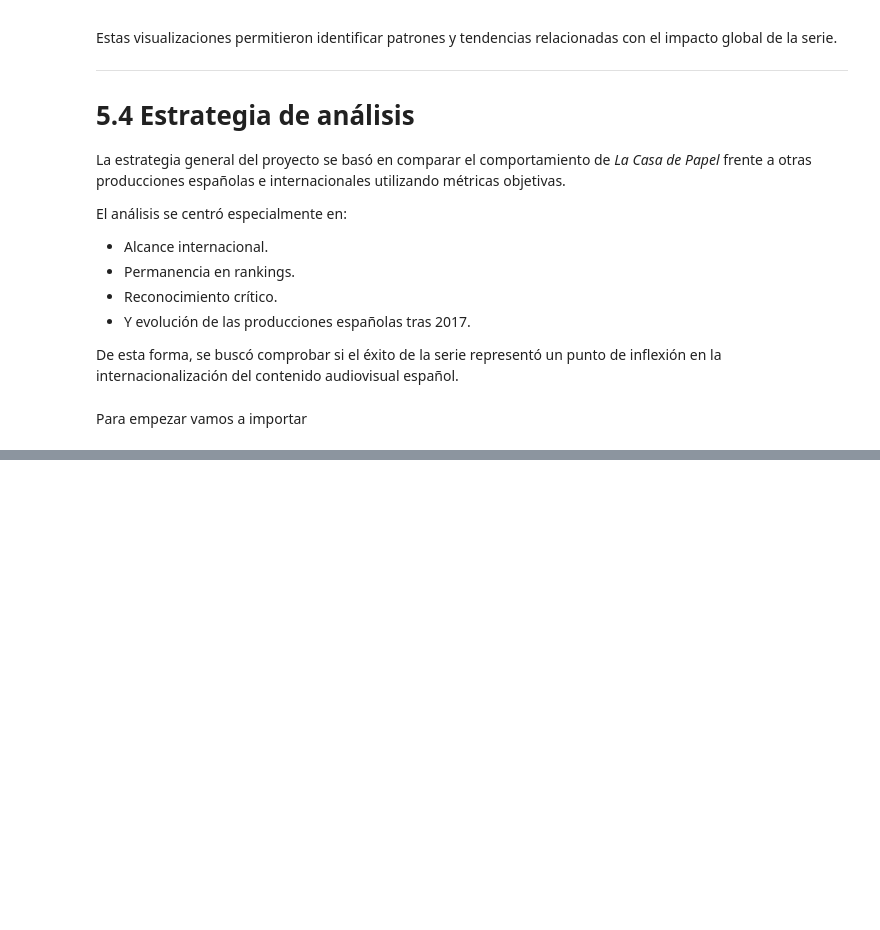
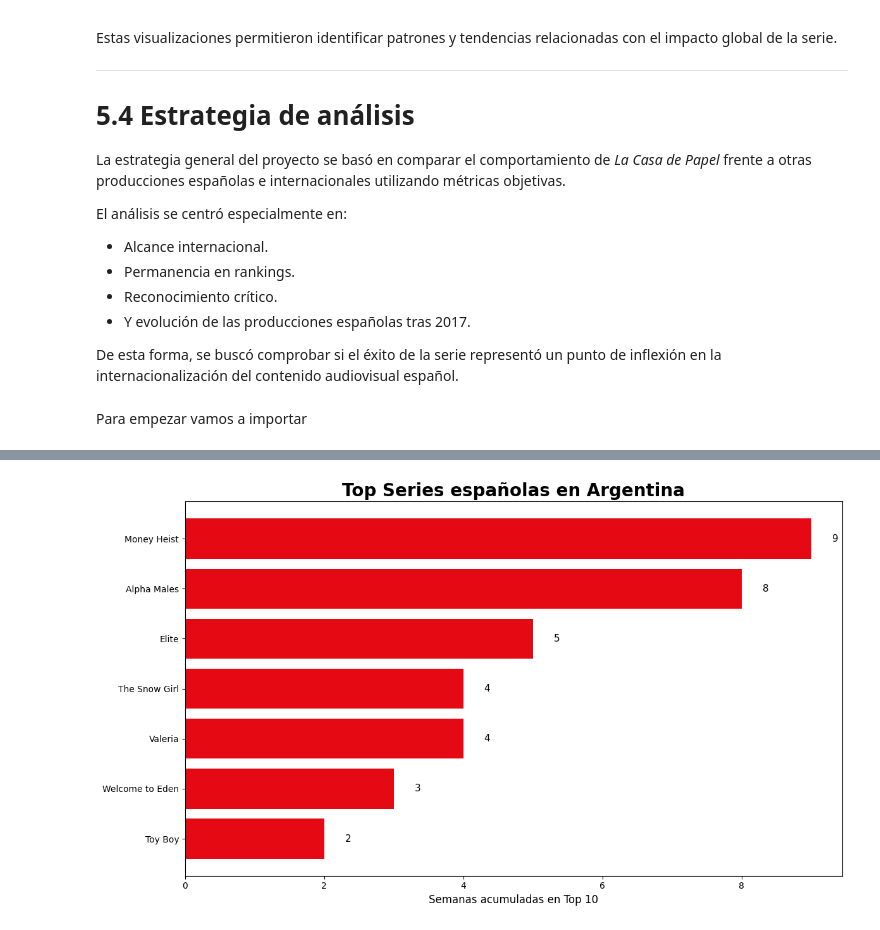
Before and after one commit to alejandro21rg/Eda_la_casa_de_papel, a Jupyter notebook: memoria.ipynb, the cells around one changed output, grey strips where cells are left out. Saved outputs shown, nothing was run; the diff lists cells and outputs as text; code cells hidden in the pictures; blank space fills up the shorter version.

```diff
--- a/memoria.ipynb
+++ b/memoria.ipynb
@@ -304,0 +382,3 @@ Para empezar vamos a importar
+# %%
+series = df_netflix_country_weekly[df_netflix_country_weekly["category"].str.contains("TV", na=False)]
+series
@@ -304,0 +401,7 @@ Para empezar vamos a importar
+# %%
+top_espanoñas = ["Money Heist", "Elite", "Berlin", "Valeria", "Cable Girls", "Toy Boy",
+    "The Snow Girl", "Welcome to Eden", "The Innocent", "Alpha Males"]
+# %%
+series_espanolas = series[series["show_title"].isin(top_espanoñas)]
+
+series_espanolas
@@ -304,0 +426,4 @@ Para empezar vamos a importar
+# %%
+series_argentina = series_espanolas[ series_espanolas["country_name"] == "Argentina"]
+
+series_argentina.head(10)
@@ -304,0 +464,55 @@ Para empezar vamos a importar
+# %%
+# Top 10
+top10 = (
+    series_argentina
+    .groupby("show_title")["cumulative_weeks_in_top_10"]
+    .max()
+    .sort_values(ascending=False)
+    .head(10)
+)
+
+plt.style.use("default")
+
+# Figura
+plt.figure(figsize=(12,7))
+
+# Barras horizontales
+bars = plt.barh(
+    top10.index,
+    top10.values,
+    color="#E50914"
+)
+
+# Invertimos para que el mayor quede arriba
+plt.gca().invert_yaxis()
+
+# Títulos
+plt.title(
+    "Top Series españolas en Argentina",
+    fontsize=20,
+    fontweight="bold"
+)
+
+# Añadir números al final de cada barra
+for bar in bars:
+    width = bar.get_width()
+
+    plt.text(
+        width + 0.3,
+        bar.get_y() + bar.get_height()/2,
+        f"{int(width)}",
+        va="center",
+        fontsize=11
+    )
+
+plt.xlabel(
+    "Semanas acumuladas en Top 10",
+    fontsize=12
+)
+
+# Ajustar diseño
+plt.tight_layout()
+
+plt.show()
+# %% [output]
+[figure, added]
```
Also changed, not shown: parts of 38 cells of this notebook, 4 other files.
